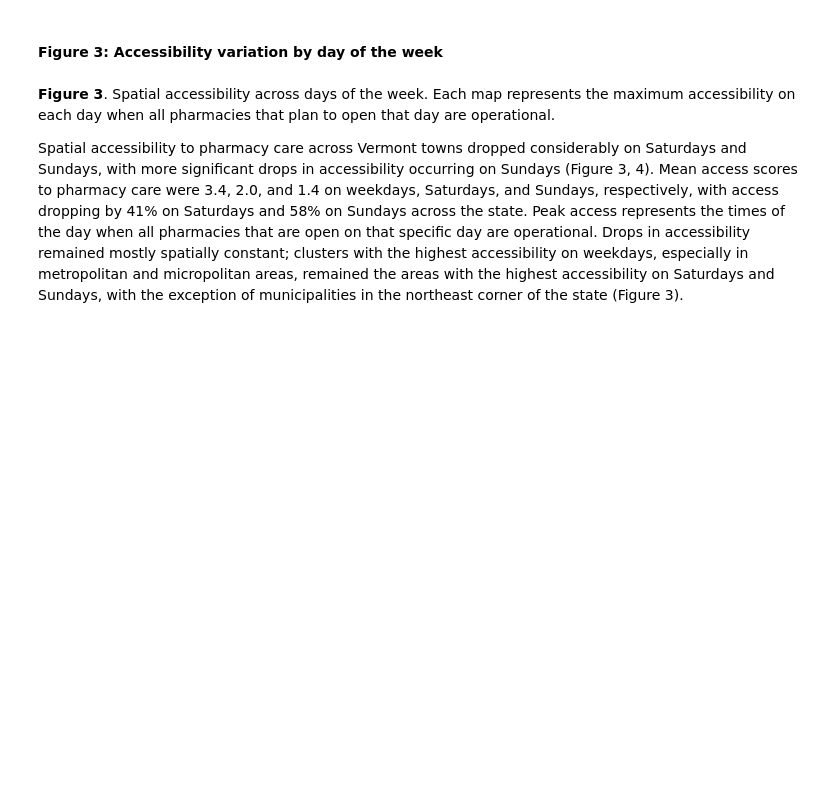
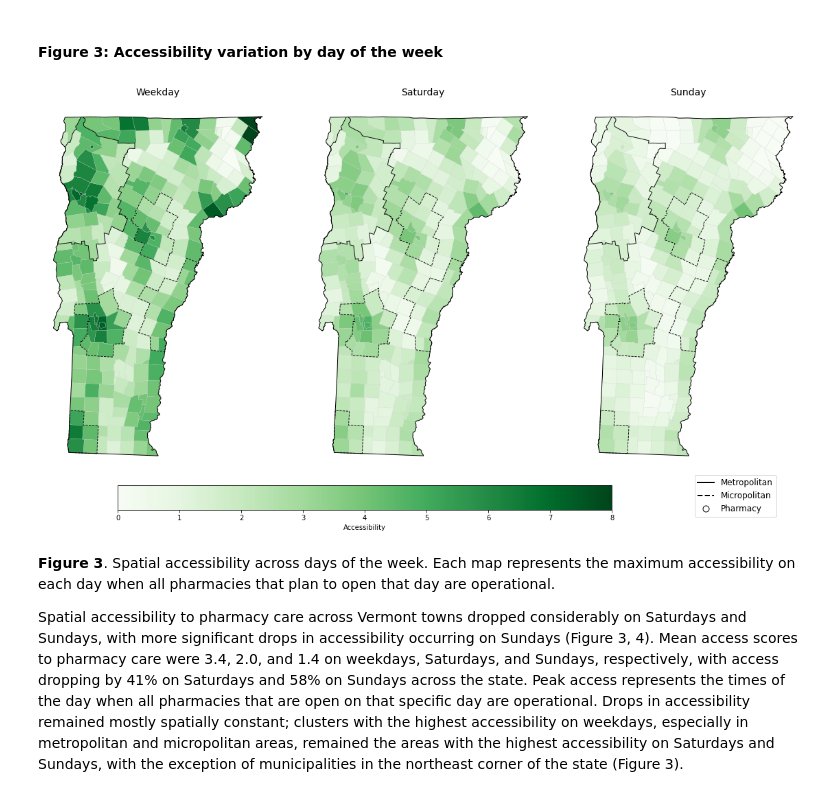
Before and after one commit to HEGSRR/OR-VT-Pharmacy, a Jupyter notebook: procedure/code/01_Pharmacy_Accessibility.ipynb, the cells around one changed output. Drawn from its saved outputs; the diff is of its cells as text; code cells hidden in the pictures; blank space fills up the shorter version.

```diff
--- a/procedure/code/01_Pharmacy_Accessibility.ipynb
+++ b/procedure/code/01_Pharmacy_Accessibility.ipynb
@@ -917,34 +1086,37 @@ for i, column in enumerate(['access_w', 'access_s', 'access_su']):
     ax = axs[i]
     mapping_df1.plot(column=column, cmap='Greens', linewidth=0.2, ax=ax, edgecolor='0.8', legend=False,
                 vmin=0, vmax=maxacc)
+    mapping_df1.dissolve().boundary.plot(ax=ax, color='black', linewidth=1)
 
     # Plot only the merged exterior boundaries of the 'Metropolitan NECTA' group
     metropolitan_boundary.plot(ax=ax, color='black', linewidth=.9)
 
     # Plot only the merged exterior boundaries of the 'Micropolitan NECTA' group
     micropolitan_boundary.plot(ax=ax, color='black', linestyle = 'dashed', linewidth=.9)
 
     axs[0].set_title(label='Weekday', fontsize=14)
     axs[1].set_title('Saturday', fontsize=14)
     axs[2].set_title('Sunday', fontsize=14)
     ax.axis('off')
 
 cbar = fig.colorbar(plt.cm.ScalarMappable(norm=plt.Normalize(vmin=0, vmax=maxacc), cmap='Greens'), ax=axs, #Max was set to 20 for visualization purposes
                     orientation='horizontal', pad=.07, shrink=.5)
 cbar.set_label('Accessibility')
 
 #fig.patch.set_edgecolor('black') #Border
 #fig.patch.set_linewidth(2)       #Border
 plt.subplots_adjust(right=1)
 
 cbar.ax.set_position([0.26, 0.05, .5, 0.05])
 
 ax.legend(handles=legend_elements, loc='lower right', fontsize=12, bbox_to_anchor=(.9,-.129))
 
 plt.show()
 
 #Save Figure
 fig3.savefig("./results/figures/figure3.jpg", dpi=300)
+# %% [output]
+[figure, added]
 # %% [markdown]
 **Figure 3**. Spatial accessibility across days of the week. Each map represents the maximum accessibility on each day when all pharmacies that plan to open that day are operational.
 
```
Also changed, not shown: parts of 35 cells of this notebook, 2 other files.
